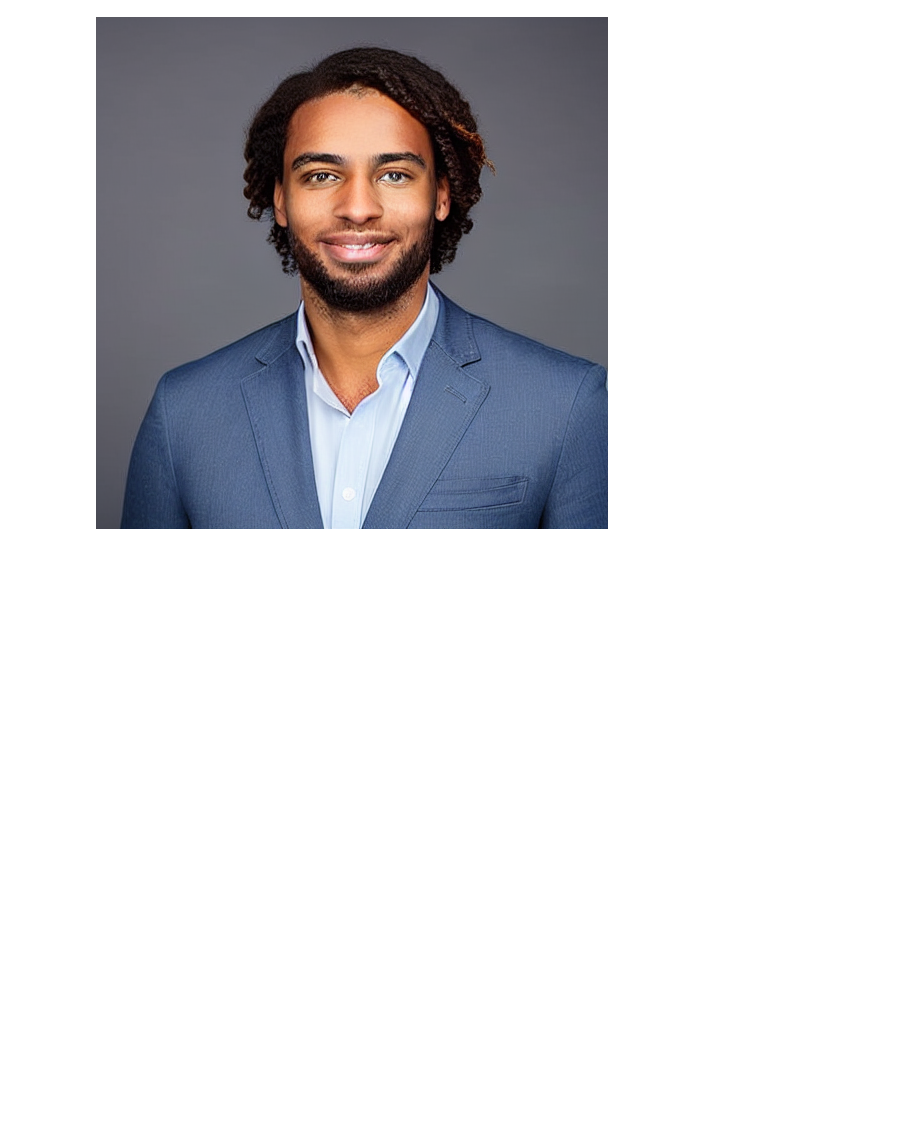
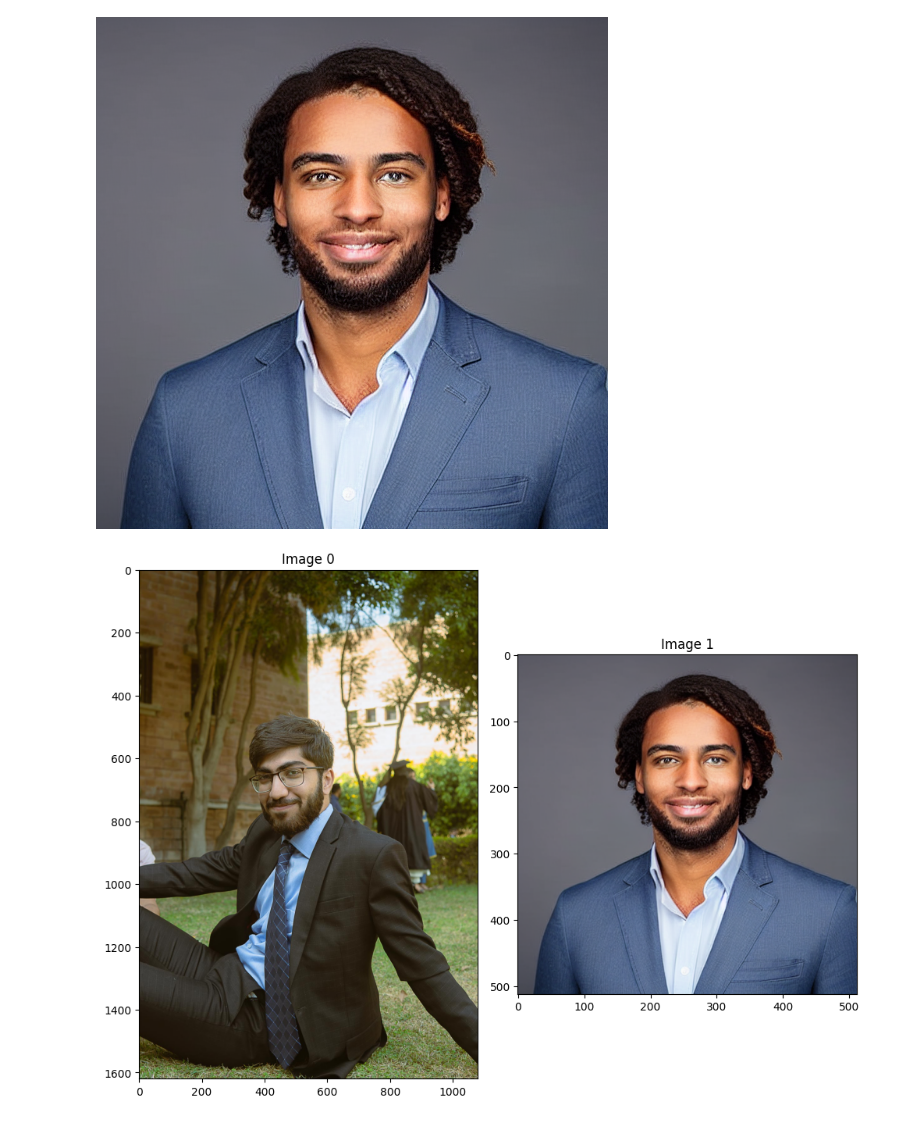
Before and after one commit to sfatimazahra/AI-Headshot-Generator, a Jupyter notebook: diffusers/sd_dreambooth_training.ipynb, the cells around one changed output. Saved outputs shown, nothing was run; the diff lists cells and outputs as text; code cells hidden in the pictures; blank space fills up the shorter version.

```diff
--- a/diffusers/sd_dreambooth_training.ipynb
+++ b/diffusers/sd_dreambooth_training.ipynb
@@ -752,6 +752,37 @@ Running on public URL: https://5ff65e1ebef38cb234.gradio.live
 
 This share link expires in 72 hours. For free permanent hosting and GPU upgrades, run `gradio deploy` from Terminal to deploy to Spaces (https://huggingface.co/spaces)
 [interactive output not drawn]
+# %%
+import numpy as np
+import matplotlib.pyplot as plt
+def plotgrid(list_images, list_titles, rows, cols, grid, figname, figsize=(10, 10)):
+    num_images  = len(list_images)
+    num_cols    = cols
+    num_rows    = rows
+
+    # Create a grid of subplots.
+    fig, axes = plt.subplots(num_rows, num_cols, figsize=figsize)
+    # ax[rows,cols]
+    if isinstance(axes, np.ndarray):
+        list_axes = list(axes.flat)
+    else:
+        list_axes = [axes]
+
+    # Create list of axes for easy iteration.
+    for i in range(num_images):
+          img    = list_images[i]
+          title  = list_titles[i] if list_titles is not None else 'Image %d' % (i)
+          list_axes[i].imshow(img)
+          list_axes[i].set_title(title)
+          list_axes[i].grid(grid)
+
+    for i in range(num_images, len(list_axes)):
+        list_axes[i].set_visible(False)
+
+    fig.tight_layout()
+    _ = plt.show()
+
+    plt.savefig(figname) if figname is not None else 'Untitled'
 # %%
 #@title Run the Stable Diffusion pipeline on Colab
 #@markdown Don't forget to use the placeholder token in your prompt
@@ -770,3 +801,8 @@ grid = image_grid(all_images, num_rows, num_samples)
 grid
 # %% [output]
 [figure]
+# %%
+imglist = [init_image, all_images[0]]
+plotgrid(imglist, list_titles= None,rows=1, cols=2,grid= False, figname=None)
+# %% [output]
+[figure, added]
```
